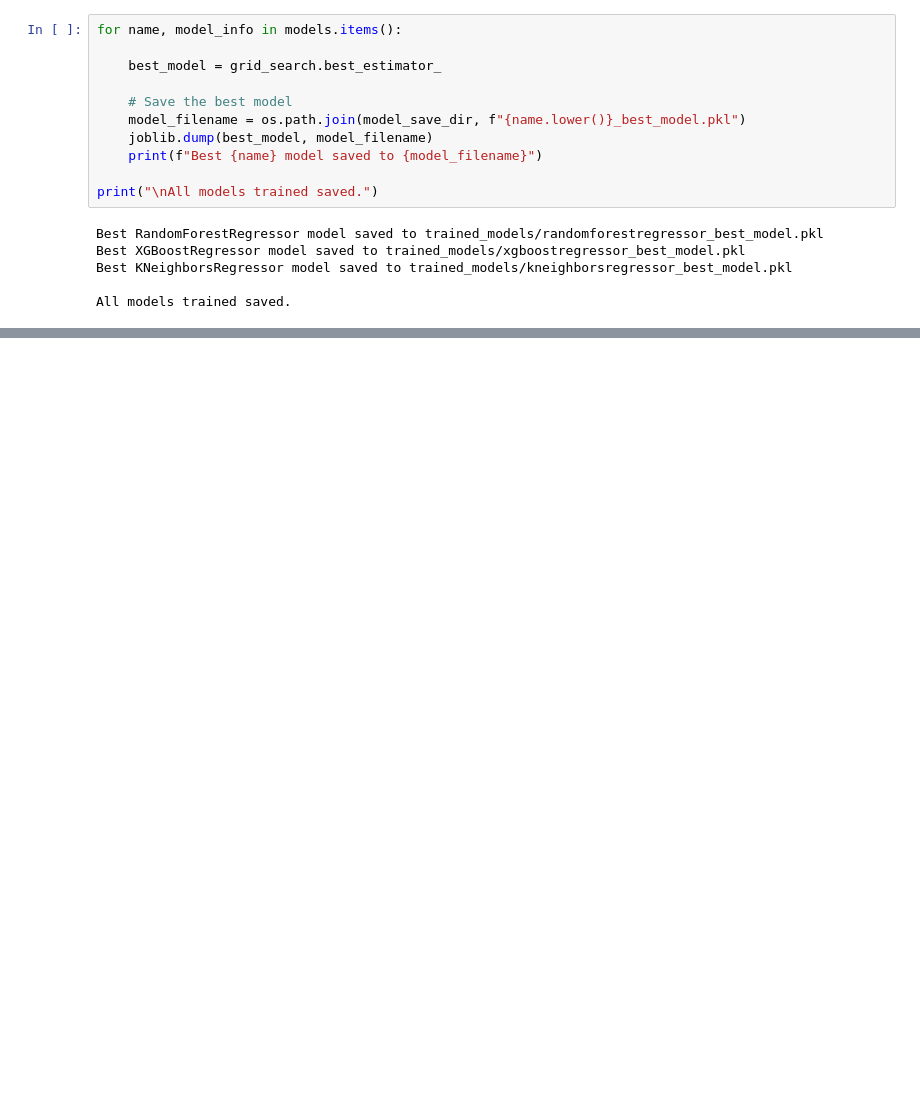
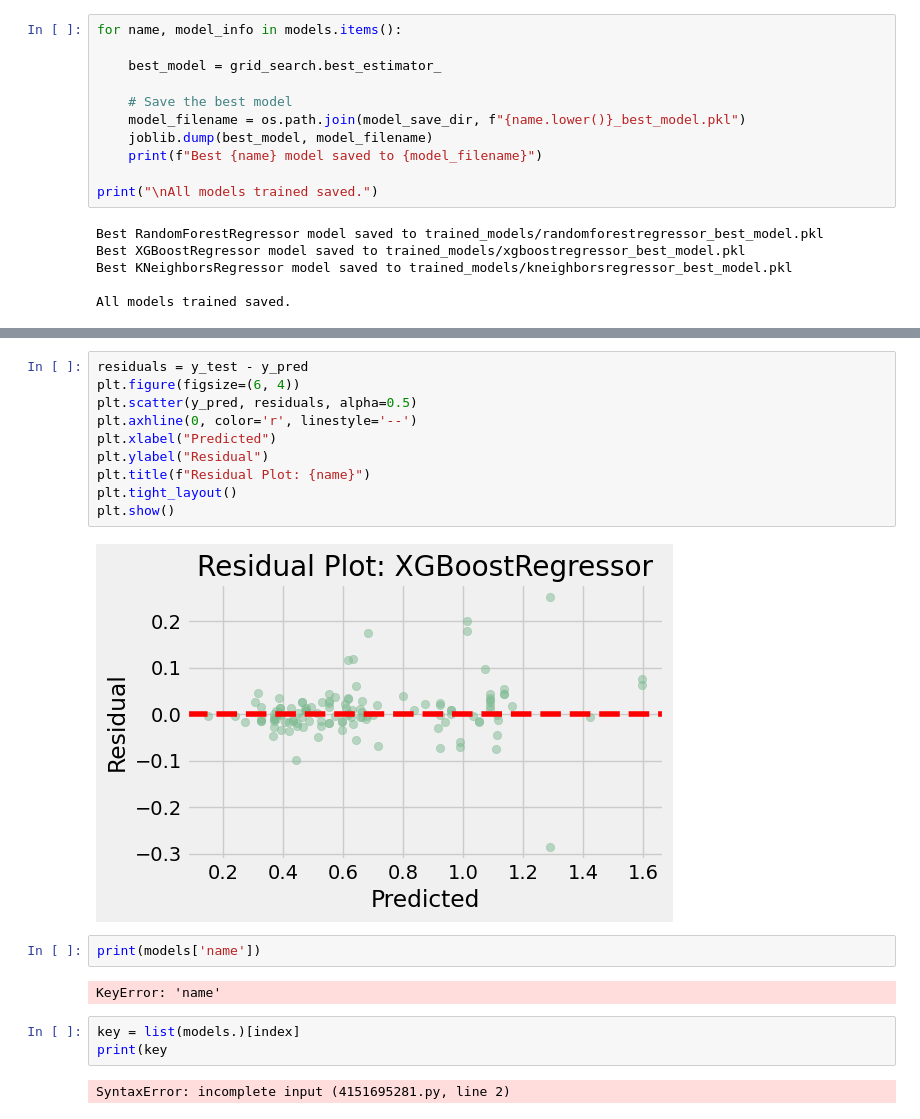
Before and after one commit to BraynerSantos/Surface_Roughness, a Jupyter notebook: Surface_Roughness.ipynb, the cells around one changed output, grey strips where cells are left out. Drawn from its saved outputs; the diff is of its cells as text; blank space fills up the shorter version.

```diff
--- a/Surface_Roughness.ipynb
+++ b/Surface_Roughness.ipynb
@@ -743,0 +709,21 @@ dtype: float32
+# %%
+residuals = y_test - y_pred
+plt.figure(figsize=(6, 4))
+plt.scatter(y_pred, residuals, alpha=0.5)
+plt.axhline(0, color='r', linestyle='--')
+plt.xlabel("Predicted")
+plt.ylabel("Residual")
+plt.title(f"Residual Plot: {name}")
+plt.tight_layout()
+plt.show()
+# %% [output]
+[figure, added]
+# %%
+print(models['name'])
+# %% [output]
+KeyError: 'name'
+# %%
+key = list(models.)[index]
+print(key
+# %% [output]
+SyntaxError: incomplete input (4151695281.py, line 2)
```
Also changed, not shown: parts of 13 cells of this notebook, 3 other files.
